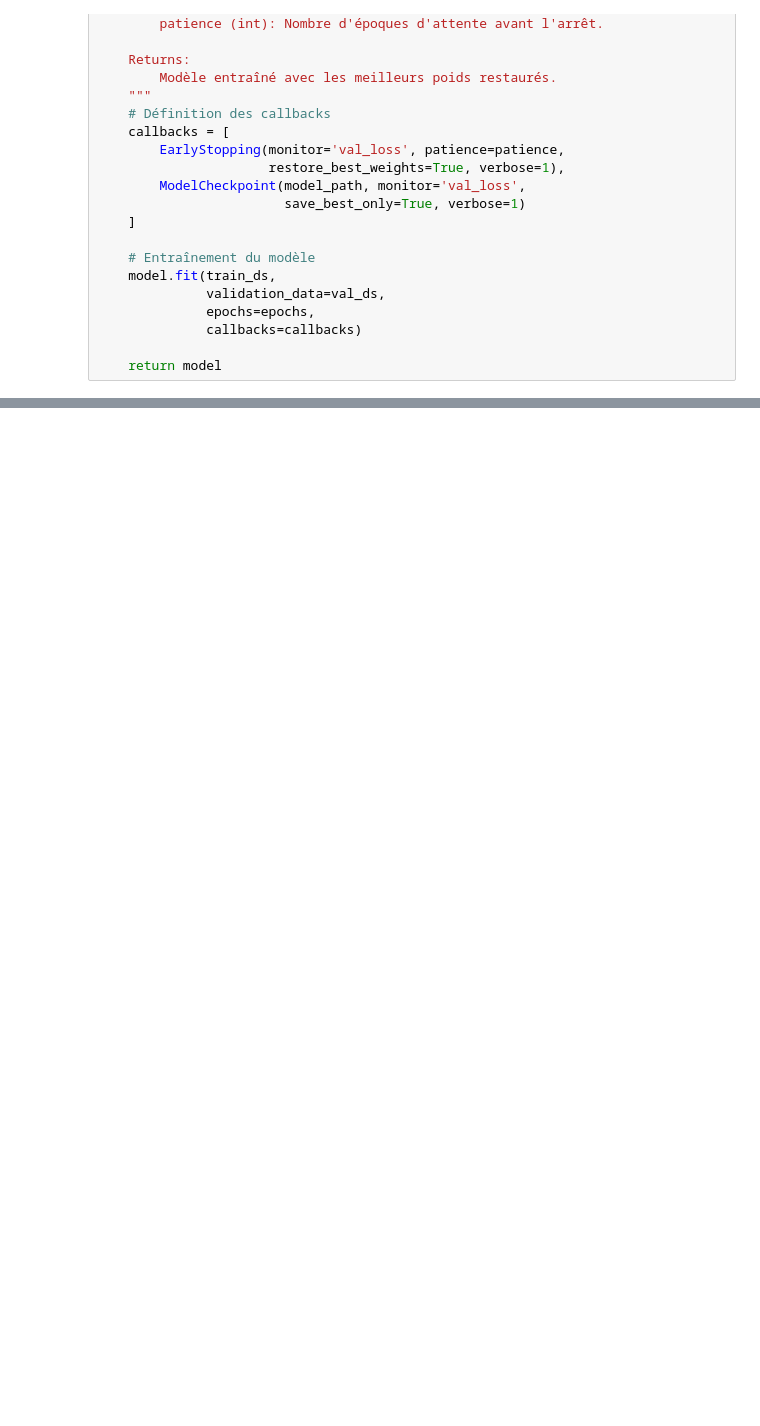
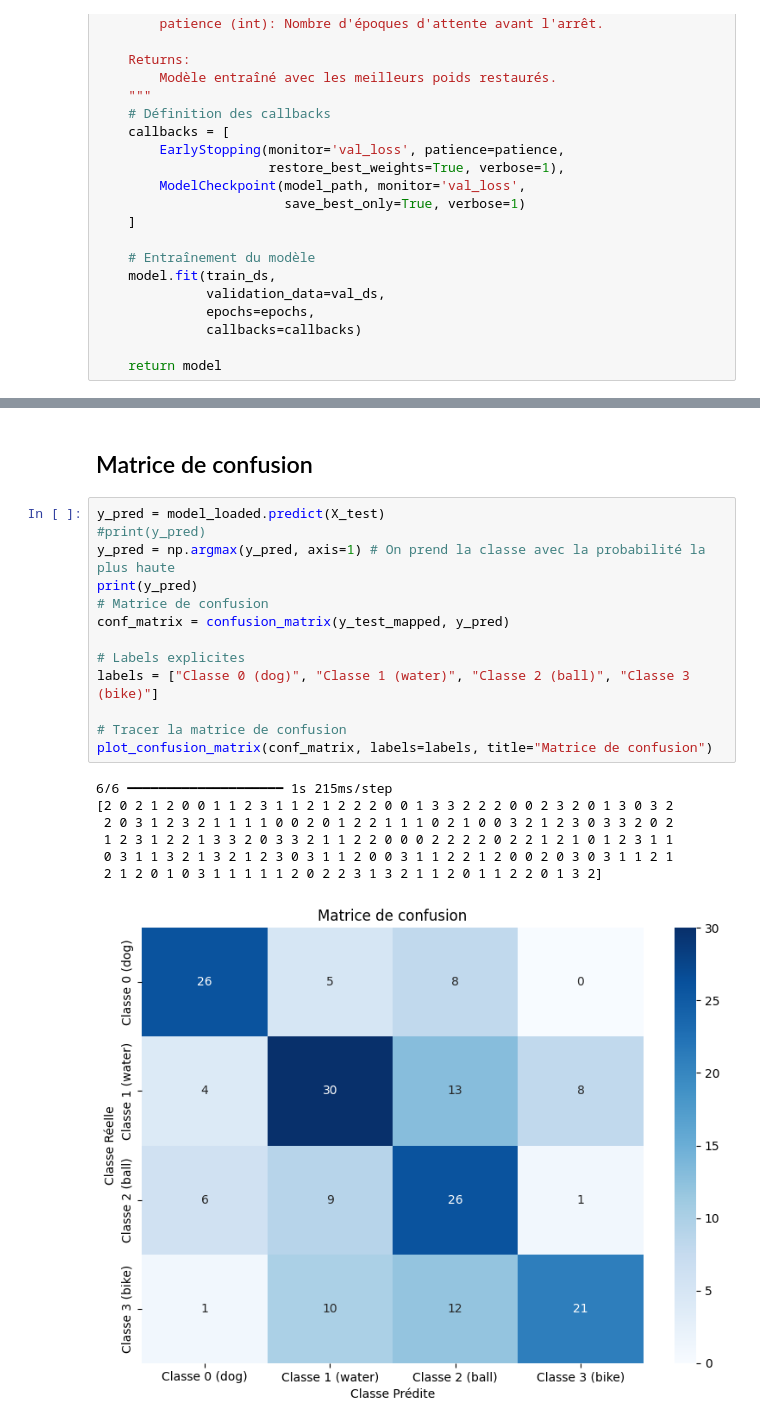
Before and after one commit to LeoQUENETTE/Projet-ML2, a Jupyter notebook: classif_textes.ipynb, the cells around one changed output, grey strips where cells are left out. Saved outputs shown, nothing was run; the diff lists cells and outputs as text; blank space fills up the shorter version.

```diff
--- a/classif_textes.ipynb
+++ b/classif_textes.ipynb
@@ -629,0 +691,23 @@ NameError: name 'TSNE' is not defined
+# %% [markdown]
+## Matrice de confusion
+# %%
+y_pred = model_loaded.predict(X_test)
+#print(y_pred)
+y_pred = np.argmax(y_pred, axis=1) # On prend la classe avec la probabilité la plus haute
+print(y_pred)
+# Matrice de confusion
+conf_matrix = confusion_matrix(y_test_mapped, y_pred)
+
+# Labels explicites
+labels = ["Classe 0 (dog)", "Classe 1 (water)", "Classe 2 (ball)", "Classe 3 (bike)"]
+
+# Tracer la matrice de confusion
+plot_confusion_matrix(conf_matrix, labels=labels, title="Matrice de confusion")
+# %% [output]
+6/6 ━━━━━━━━━━━━━━━━━━━━ 1s 215ms/step
+[2 0 2 1 2 0 0 1 1 2 3 1 1 2 1 2 2 2 0 0 1 3 3 2 2 2 0 0 2 3 2 0 1 3 0 3 2
+ 2 0 3 1 2 3 2 1 1 1 1 0 0 2 0 1 2 2 1 1 1 0 2 1 0 0 3 2 1 2 3 0 3 3 2 0 2
+ 1 2 3 1 2 2 1 3 3 2 0 3 3 2 1 1 2 2 0 0 0 2 2 2 2 0 2 2 1 2 1 0 1 2 3 1 1
+ 0 3 1 1 3 2 1 3 2 1 2 3 0 3 1 1 2 0 0 3 1 1 2 2 1 2 0 0 2 0 3 0 3 1 1 2 1
+ 2 1 2 0 1 0 3 1 1 1 1 1 2 0 2 2 3 1 3 2 1 1 2 0 1 1 2 2 0 1 3 2]
+[figure, added]
```
Also changed, not shown: parts of 13 cells of this notebook.
